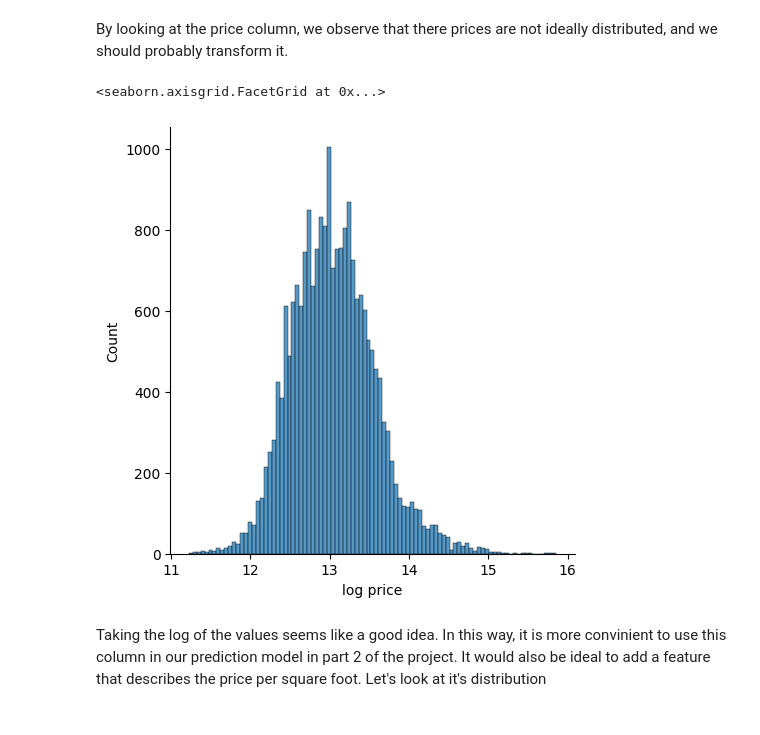
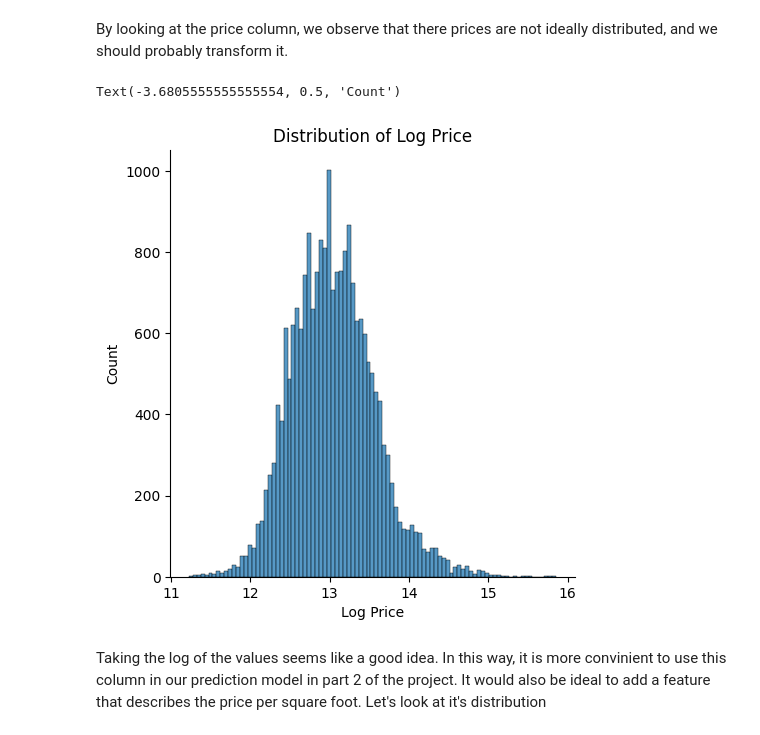
Before and after one commit to Sanketb2312/Info251-final-project, a Jupyter notebook: houseprediction.ipynb, the cells around one changed output. Drawn from its saved outputs; the diff is of its cells as text; code cells hidden in the pictures.

```diff
--- a/houseprediction.ipynb
+++ b/houseprediction.ipynb
@@ -151,9 +154,12 @@ By looking at the price column, we observe that there prices are not ideally dis
 # %%
 data['log price'] = data['price'].apply(lambda x: np.log(x))
 sns.displot(data['log price'])
+plt.title('Distribution of Log Price')
+plt.xlabel('Log Price')
+plt.ylabel('Count')
 # %% [output]
-<seaborn.axisgrid.FacetGrid at 0x...>
+Text(-3.6805555555555554, 0.5, 'Count')
-[figure, old version]
+[figure, new version]
 # %% [markdown]
 Taking the log of the values seems like a good idea. In this way, it is more convinient to use this column in our prediction model in part 2 of the project. It would also be ideal to add a feature that describes the price per square foot. Let's look at it's distribution
 # %%
```
Also changed, not shown: parts of 7 cells of this notebook.
